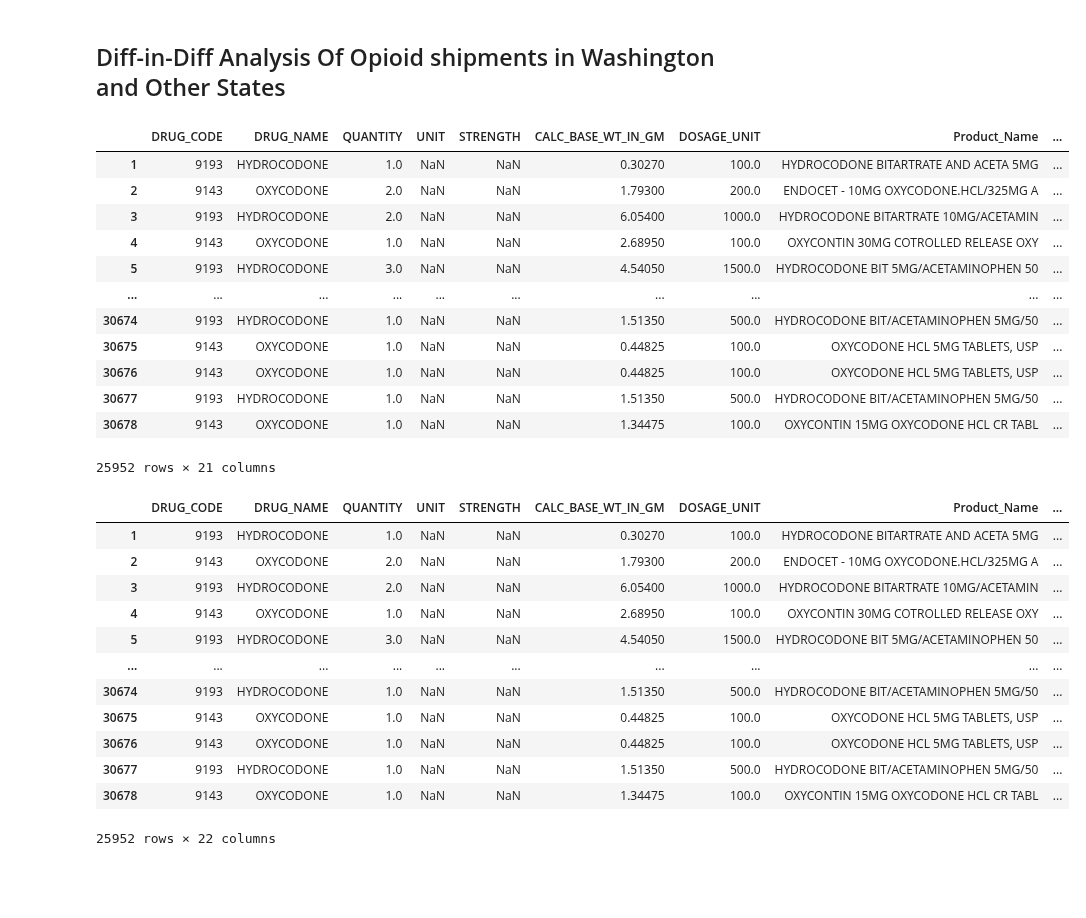
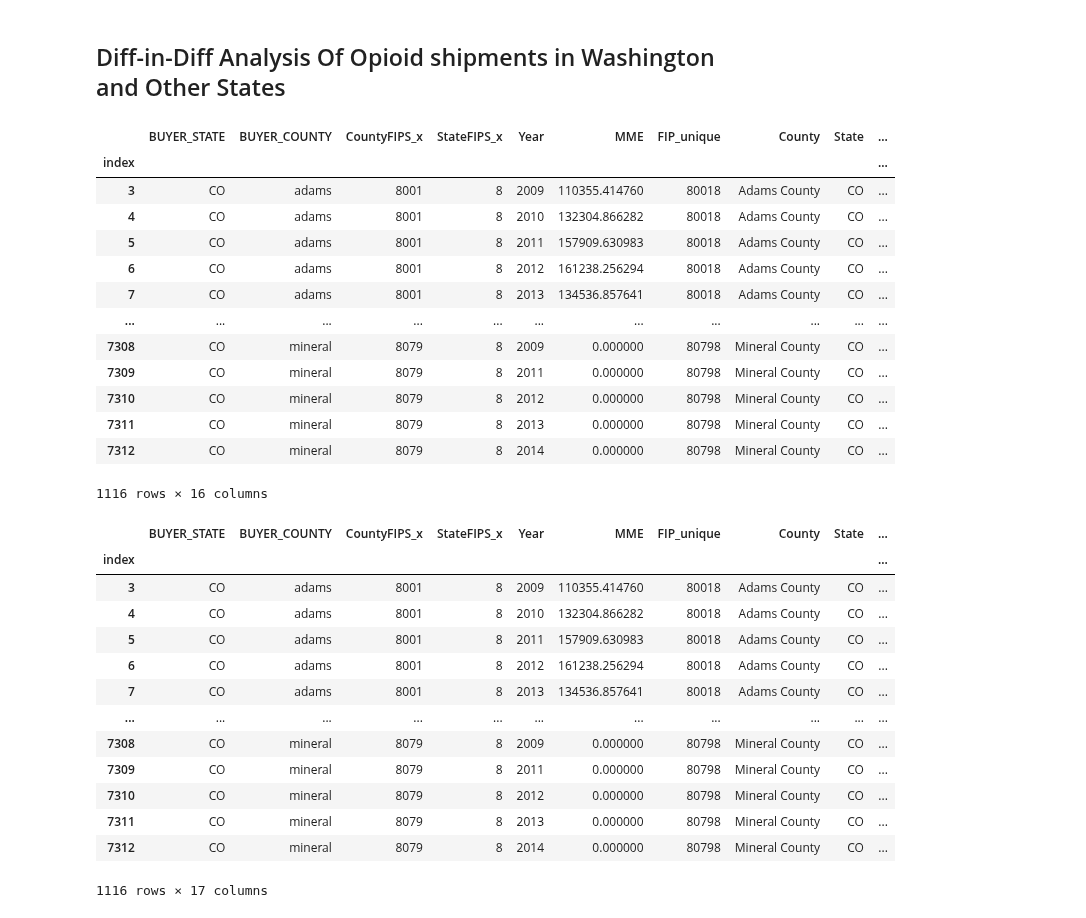
Before and after one commit to abzdel/Opioid-Analysis, a Jupyter notebook: 10_code/wa_diff_prescriptions.ipynb, the cells around one changed output. Cells and saved outputs as stored; diff of their text form; code cells hidden in the pictures; blank space fills up the shorter version.

```diff
--- a/10_code/wa_diff_prescriptions.ipynb
+++ b/10_code/wa_diff_prescriptions.ipynb
@@ -12,4 +12,3 @@ import seaborn as sns
 # %%
 # loading data for drug prescriptions in Florida and neighbouring states
-prescriptions = pd.read_csv("../05_cleaned_data/prescriptions_wa.csv",low_memory = False)
-prescriptions
+prescriptions_reduced =  pd.read_parquet("../20_intermediate_files/prescriptions_wa.parquet")
@@ -95,9 +70,9 @@ prescriptions_reduced
 prescriptions_reduced_copy = prescriptions_reduced.copy()
 
 prescriptions_reduced_copy["Year"] = prescriptions_reduced_copy["Year"].astype("int64")
-prescriptions_reduced_copy["DRUG_CODE"] = prescriptions_reduced_copy["DRUG_CODE"].astype("int64")
-prescriptions_reduced_copy["Month"] = prescriptions_reduced_copy["Month"].astype("int64")
-prescriptions_reduced_copy["Population"] = prescriptions_reduced_copy["Population"].astype("int64")
+# prescriptions_reduced_copy["DRUG_CODE"] = prescriptions_reduced_copy["DRUG_CODE"].astype("int64")
+# prescriptions_reduced_copy["Month"] = prescriptions_reduced_copy["Month"].astype("int64")
+# prescriptions_reduced_copy["Population"] = prescriptions_reduced_copy["Population"].astype("int64")
 # %%
 prescriptions_reduced_copy
 # %% [output]
@@ -184,53 +166,51 @@ washington_prescriptions_result.head()
 # %%
 # creating a new dataset, that contains drug related deaths in other neighboring states of Florida - Alabama, Georgia, Mississippi, South Carolina and Tennessee
 
-other_states_shipment = prescriptions_reduced_copy[(prescriptions_reduced_copy["StateName"] != "Washington")]
+other_states_shipment = prescriptions_reduced_copy[(prescriptions_reduced_copy["State"] != "WA")]
 # other_states_shipment = prescriptions_reduced_copy[(prescriptions_reduced_copy["StateName"] == "Alabama")|(prescriptions_reduced_copy["StateName"] == "Georgia")|(prescriptions_reduced_copy["StateName"] == "Mississippi")|(prescriptions_reduced_copy["StateName"] == "South Carolina")|(prescriptions_reduced_copy["StateName"] == "Tennessee")]
 
 other_states_shipment
 # %% [output]
-|  | DRUG_CODE | DRUG_NAME | QUANTITY | UNIT | STRENGTH | CALC_BASE_WT_IN_GM | DOSAGE_UNIT | Product_Name | ... |
-| 1 | 9193 | HYDROCODONE | 1.0 | NaN | NaN | 0.30270 | 100.0 | HYDROCODONE BITARTRATE AND ACETA 5MG | ... |
-| 2 | 9143 | OXYCODONE | 2.0 | NaN | NaN | 1.79300 | 200.0 | ENDOCET - 10MG OXYCODONE.HCL/325MG A | ... |
-| 3 | 9193 | HYDROCODONE | 2.0 | NaN | NaN | 6.05400 | 1000.0 | HYDROCODONE BITARTRATE 10MG/ACETAMIN | ... |
-| 4 | 9143 | OXYCODONE | 1.0 | NaN | NaN | 2.68950 | 100.0 | OXYCONTIN 30MG COTROLLED RELEASE OXY | ... |
-| 5 | 9193 | HYDROCODONE | 3.0 | NaN | NaN | 4.54050 | 1500.0 | HYDROCODONE BIT 5MG/ACETAMINOPHEN 50 | ... |
-| ... | ... | ... | ... | ... | ... | ... | ... | ... | ... |
-| 30674 | 9193 | HYDROCODONE | 1.0 | NaN | NaN | 1.51350 | 500.0 | HYDROCODONE BIT/ACETAMINOPHEN 5MG/50 | ... |
-| 30675 | 9143 | OXYCODONE | 1.0 | NaN | NaN | 0.44825 | 100.0 | OXYCODONE HCL 5MG TABLETS, USP | ... |
-| 30676 | 9143 | OXYCODONE | 1.0 | NaN | NaN | 0.44825 | 100.0 | OXYCODONE HCL 5MG TABLETS, USP | ... |
-| 30677 | 9193 | HYDROCODONE | 1.0 | NaN | NaN | 1.51350 | 500.0 | HYDROCODONE BIT/ACETAMINOPHEN 5MG/50 | ... |
-| 30678 | 9143 | OXYCODONE | 1.0 | NaN | NaN | 1.34475 | 100.0 | OXYCONTIN 15MG OXYCODONE HCL CR TABL | ... |
+|  | BUYER_STATE | BUYER_COUNTY | CountyFIPS_x | StateFIPS_x | Year | MME | FIP_unique | County | State | ... |
+| index |  |  |  |  |  |  |  |  |  | ... |
+| 3 | CO | adams | 8001 | 8 | 2009 | 110355.414760 | 80018 | Adams County | CO | ... |
+| 4 | CO | adams | 8001 | 8 | 2010 | 132304.866282 | 80018 | Adams County | CO | ... |
+| 5 | CO | adams | 8001 | 8 | 2011 | 157909.630983 | 80018 | Adams County | CO | ... |
+| 6 | CO | adams | 8001 | 8 | 2012 | 161238.256294 | 80018 | Adams County | CO | ... |
+| 7 | CO | adams | 8001 | 8 | 2013 | 134536.857641 | 80018 | Adams County | CO | ... |
+| ... | ... | ... | ... | ... | ... | ... | ... | ... | ... | ... |
+| 7308 | CO | mineral | 8079 | 8 | 2009 | 0.000000 | 80798 | Mineral County | CO | ... |
+| 7309 | CO | mineral | 8079 | 8 | 2011 | 0.000000 | 80798 | Mineral County | CO | ... |
+| 7310 | CO | mineral | 8079 | 8 | 2012 | 0.000000 | 80798 | Mineral County | CO | ... |
+| 7311 | CO | mineral | 8079 | 8 | 2013 | 0.000000 | 80798 | Mineral County | CO | ... |
+| 7312 | CO | mineral | 8079 | 8 | 2014 | 0.000000 | 80798 | Mineral County | CO | ... |
-25952 rows × 21 columns
+1116 rows × 16 columns
 # %%
 other_states_shipment_copy = other_states_shipment.copy()
 
 # other_states_shipment_copy["shipment_per_100k"] = (other_states_shipment_copy["QUANTITY"] / other_states_shipment_copy["Population"]) * 100_000
 other_states_shipment_copy["shipment_per_100k"] = (
-    (
-        other_states_shipment_copy["dos_str"]
-        * other_states_shipment_copy["DOSAGE_UNIT"]
-        * other_states_shipment_copy["MME_Conversion_Factor"]
-    )
+        other_states_shipment_copy["MME"]
     / (other_states_shipment_copy["Population"])
     * 100000
 )
 
 other_states_shipment_copy
 # %% [output]
-|  | DRUG_CODE | DRUG_NAME | QUANTITY | UNIT | STRENGTH | CALC_BASE_WT_IN_GM | DOSAGE_UNIT | Product_Name | ... |
-| 1 | 9193 | HYDROCODONE | 1.0 | NaN | NaN | 0.30270 | 100.0 | HYDROCODONE BITARTRATE AND ACETA 5MG | ... |
-| 2 | 9143 | OXYCODONE | 2.0 | NaN | NaN | 1.79300 | 200.0 | ENDOCET - 10MG OXYCODONE.HCL/325MG A | ... |
-| 3 | 9193 | HYDROCODONE | 2.0 | NaN | NaN | 6.05400 | 1000.0 | HYDROCODONE BITARTRATE 10MG/ACETAMIN | ... |
-| 4 | 9143 | OXYCODONE | 1.0 | NaN | NaN | 2.68950 | 100.0 | OXYCONTIN 30MG COTROLLED RELEASE OXY | ... |
-| 5 | 9193 | HYDROCODONE | 3.0 | NaN | NaN | 4.54050 | 1500.0 | HYDROCODONE BIT 5MG/ACETAMINOPHEN 50 | ... |
-| ... | ... | ... | ... | ... | ... | ... | ... | ... | ... |
-| 30674 | 9193 | HYDROCODONE | 1.0 | NaN | NaN | 1.51350 | 500.0 | HYDROCODONE BIT/ACETAMINOPHEN 5MG/50 | ... |
-| 30675 | 9143 | OXYCODONE | 1.0 | NaN | NaN | 0.44825 | 100.0 | OXYCODONE HCL 5MG TABLETS, USP | ... |
-| 30676 | 9143 | OXYCODONE | 1.0 | NaN | NaN | 0.44825 | 100.0 | OXYCODONE HCL 5MG TABLETS, USP | ... |
-| 30677 | 9193 | HYDROCODONE | 1.0 | NaN | NaN | 1.51350 | 500.0 | HYDROCODONE BIT/ACETAMINOPHEN 5MG/50 | ... |
-| 30678 | 9143 | OXYCODONE | 1.0 | NaN | NaN | 1.34475 | 100.0 | OXYCONTIN 15MG OXYCODONE HCL CR TABL | ... |
+|  | BUYER_STATE | BUYER_COUNTY | CountyFIPS_x | StateFIPS_x | Year | MME | FIP_unique | County | State | ... |
+| index |  |  |  |  |  |  |  |  |  | ... |
+| 3 | CO | adams | 8001 | 8 | 2009 | 110355.414760 | 80018 | Adams County | CO | ... |
+| 4 | CO | adams | 8001 | 8 | 2010 | 132304.866282 | 80018 | Adams County | CO | ... |
+| 5 | CO | adams | 8001 | 8 | 2011 | 157909.630983 | 80018 | Adams County | CO | ... |
+| 6 | CO | adams | 8001 | 8 | 2012 | 161238.256294 | 80018 | Adams County | CO | ... |
+| 7 | CO | adams | 8001 | 8 | 2013 | 134536.857641 | 80018 | Adams County | CO | ... |
+| ... | ... | ... | ... | ... | ... | ... | ... | ... | ... | ... |
+| 7308 | CO | mineral | 8079 | 8 | 2009 | 0.000000 | 80798 | Mineral County | CO | ... |
+| 7309 | CO | mineral | 8079 | 8 | 2011 | 0.000000 | 80798 | Mineral County | CO | ... |
+| 7310 | CO | mineral | 8079 | 8 | 2012 | 0.000000 | 80798 | Mineral County | CO | ... |
+| 7311 | CO | mineral | 8079 | 8 | 2013 | 0.000000 | 80798 | Mineral County | CO | ... |
+| 7312 | CO | mineral | 8079 | 8 | 2014 | 0.000000 | 80798 | Mineral County | CO | ... |
-25952 rows × 22 columns
+1116 rows × 17 columns
 # %%
 # calculating and displaying results for drug related deaths - year, state and county wise
 
```
Also changed, not shown: parts of 27 cells of this notebook, 1 other file.
